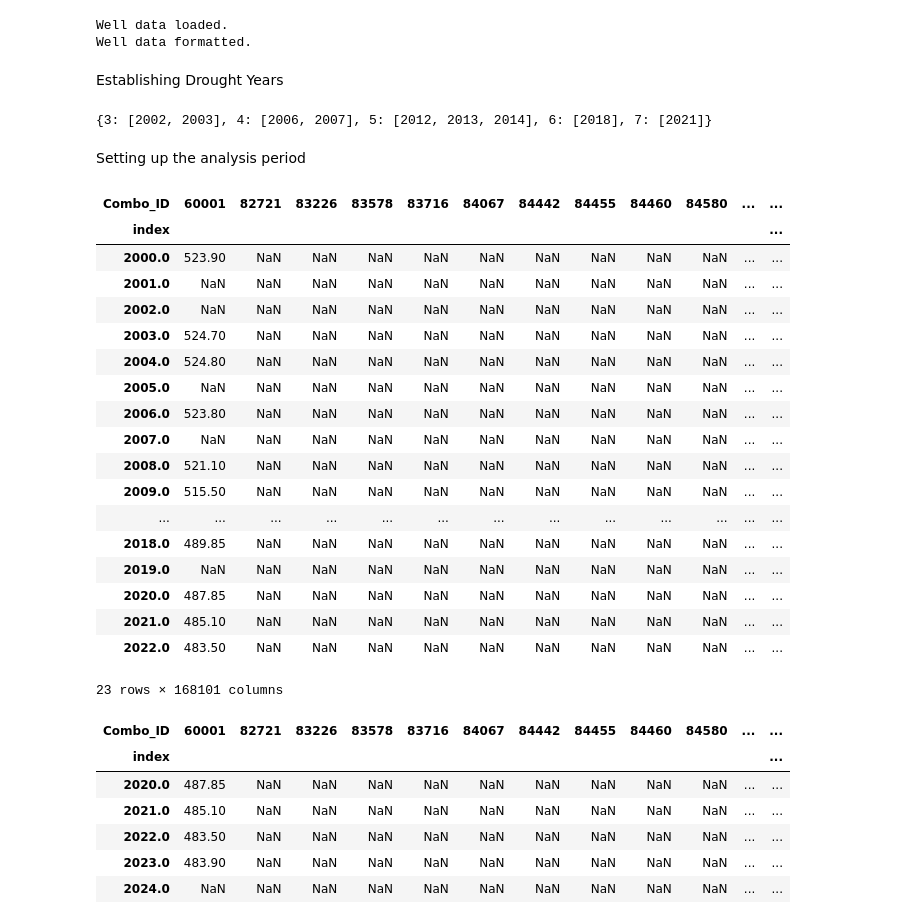
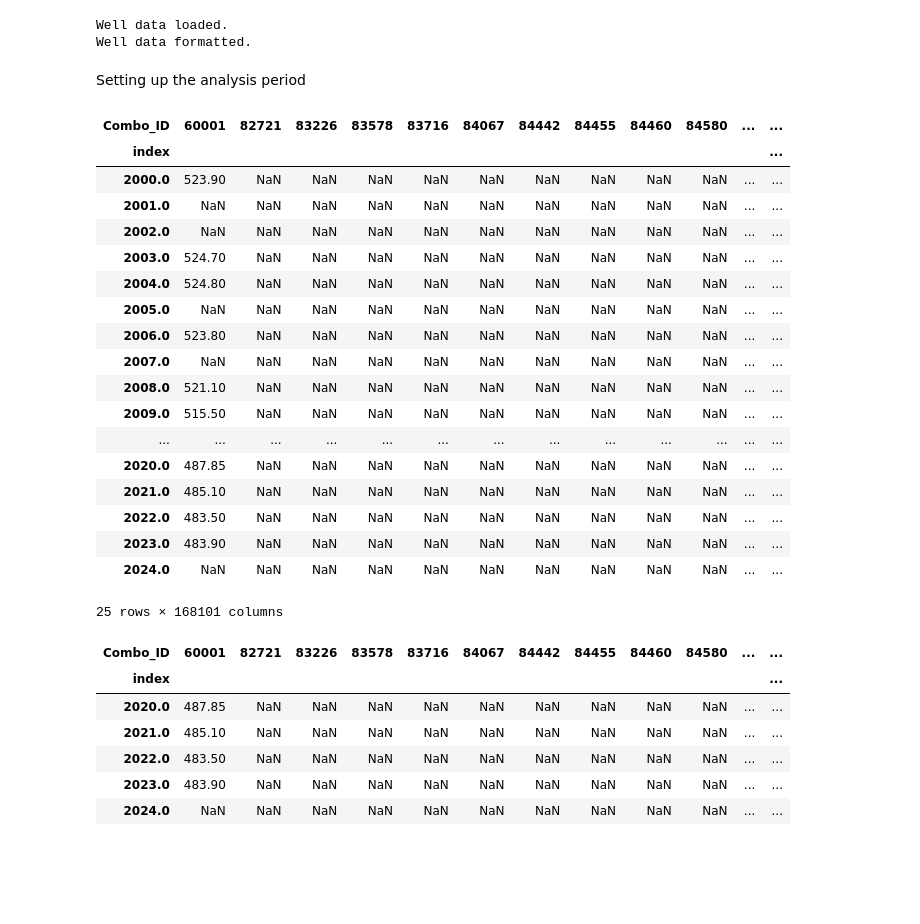
Before and after one commit to dtadych/Shallow_Groundwater_AZ, a Jupyter notebook: Code/FigureCreation/3_IndividualWells_Decades.ipynb, the cells around one changed output. Cells and saved outputs as stored; diff of their text form; code cells hidden in the pictures; blank space fills up the shorter version.

```diff
--- a/Code/FigureCreation/3_IndividualWells.ipynb
+++ b/Code/FigureCreation/3_IndividualWells_Decades.ipynb
@@ -51,19 +51,3 @@ print("Well data formatted.")
 # %% [output]
 Well data loaded.
 Well data formatted.
-# %% [markdown]
-Establishing Drought Years
-# %%
-# %% Drought dictionary
-DROUGHT_YEARS = {
-        # 1:[1989,1990]
-        # ,2:[1996]
-        3:[2002,2003]
-        ,4:[2006,2007]
-        ,5:[2012,2013,2014]
-        ,6:[2018]
-        ,7:[2021]}
-
-print(DROUGHT_YEARS)
-# %% [output]
-{3: [2002, 2003], 4: [2006, 2007], 5: [2012, 2013, 2014], 6: [2018], 7: [2021]}
@@ -79,40 +56,40 @@ Setting up the analysis period
 # %%
 # Enter min year and max year of timeframe
 minyear = 2000
-maxyear = 2022
+maxyear = 2024
 
 # %% Figure out which water level database you want
 cat_wl2 = annual_db2.copy()
 cat_wl2 = cat_wl2.transpose()
 cat_wl2 = cat_wl2.reset_index()
 cat_wl2['index'] = pd.to_numeric(cat_wl2['index'], errors='coerce')
 cat_wl2.index = cat_wl2.index.astype('int64')
 cat_wl2 = cat_wl2.set_index('index')
 
 cat_wl2
 # Water Analysis period
 wlanalysis_period_AZwells = cat_wl2[(cat_wl2.index>=minyear)&(cat_wl2.index<=maxyear)]
 wlanalysis_period_AZwells
 # %% [output]
 | Combo_ID | 60001 | 82721 | 83226 | 83578 | 83716 | 84067 | 84442 | 84455 | 84460 | 84580 | ... | ... |
 | index |  |  |  |  |  |  |  |  |  |  |  | ... |
 | 2000.0 | 523.90 | NaN | NaN | NaN | NaN | NaN | NaN | NaN | NaN | NaN | ... | ... |
 | 2001.0 | NaN | NaN | NaN | NaN | NaN | NaN | NaN | NaN | NaN | NaN | ... | ... |
 | 2002.0 | NaN | NaN | NaN | NaN | NaN | NaN | NaN | NaN | NaN | NaN | ... | ... |
 | 2003.0 | 524.70 | NaN | NaN | NaN | NaN | NaN | NaN | NaN | NaN | NaN | ... | ... |
 | 2004.0 | 524.80 | NaN | NaN | NaN | NaN | NaN | NaN | NaN | NaN | NaN | ... | ... |
 | 2005.0 | NaN | NaN | NaN | NaN | NaN | NaN | NaN | NaN | NaN | NaN | ... | ... |
 | 2006.0 | 523.80 | NaN | NaN | NaN | NaN | NaN | NaN | NaN | NaN | NaN | ... | ... |
 | 2007.0 | NaN | NaN | NaN | NaN | NaN | NaN | NaN | NaN | NaN | NaN | ... | ... |
 | 2008.0 | 521.10 | NaN | NaN | NaN | NaN | NaN | NaN | NaN | NaN | NaN | ... | ... |
 | 2009.0 | 515.50 | NaN | NaN | NaN | NaN | NaN | NaN | NaN | NaN | NaN | ... | ... |
 | ... | ... | ... | ... | ... | ... | ... | ... | ... | ... | ... | ... | ... |
-| 2018.0 | 489.85 | NaN | NaN | NaN | NaN | NaN | NaN | NaN | NaN | NaN | ... | ... |
-| 2019.0 | NaN | NaN | NaN | NaN | NaN | NaN | NaN | NaN | NaN | NaN | ... | ... |
 | 2020.0 | 487.85 | NaN | NaN | NaN | NaN | NaN | NaN | NaN | NaN | NaN | ... | ... |
 | 2021.0 | 485.10 | NaN | NaN | NaN | NaN | NaN | NaN | NaN | NaN | NaN | ... | ... |
 | 2022.0 | 483.50 | NaN | NaN | NaN | NaN | NaN | NaN | NaN | NaN | NaN | ... | ... |
+| 2023.0 | 483.90 | NaN | NaN | NaN | NaN | NaN | NaN | NaN | NaN | NaN | ... | ... |
+| 2024.0 | NaN | NaN | NaN | NaN | NaN | NaN | NaN | NaN | NaN | NaN | ... | ... |
-23 rows × 168101 columns
+25 rows × 168101 columns
 # %%
 # Water Analysis period for the first 10 years
 wlanalysis_period_AZwells_0010 = cat_wl2[(cat_wl2.index>=minyear)&(cat_wl2.index<=2010)]
```
Also changed, not shown: parts of 9 cells of this notebook, 8 other files.
